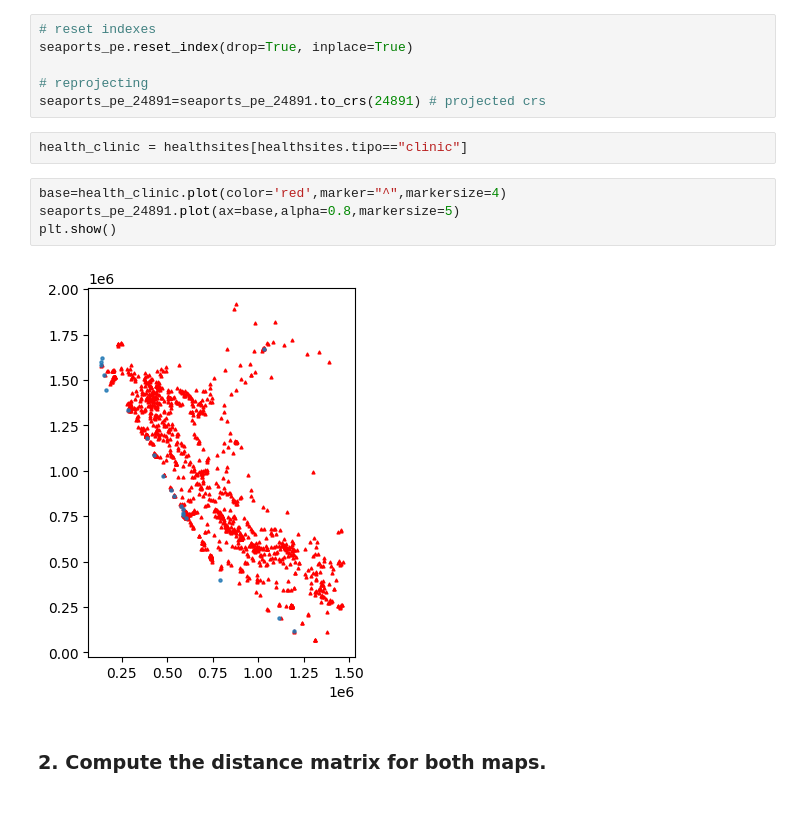
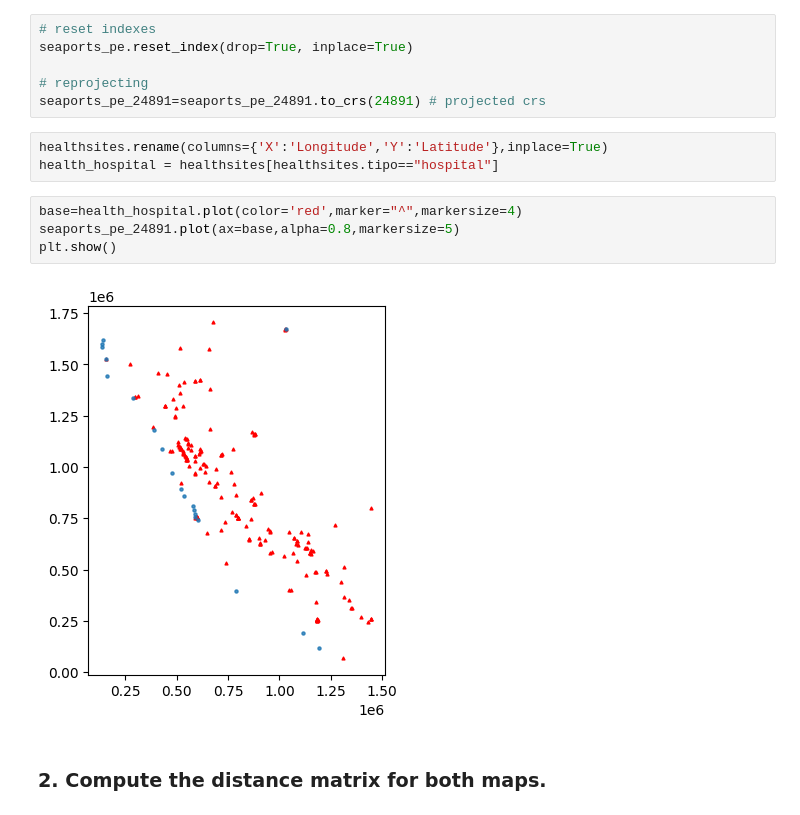
Before and after one commit to IntroSpatialDataScience/MiningGDF_Project1, a Jupyter notebook: Ev-p1.ipynb, the cells around one changed output. Saved outputs shown, nothing was run; the diff lists cells and outputs as text.

```diff
--- a/Ev-p1.ipynb
+++ b/Ev-p1.ipynb
@@ -96,12 +96,13 @@ seaports_pe.reset_index(drop=True, inplace=True)
 # reprojecting
 seaports_pe_24891=seaports_pe_24891.to_crs(24891) # projected crs
 # %%
-health_clinic = healthsites[healthsites.tipo=="clinic"]
+healthsites.rename(columns={'X':'Longitude','Y':'Latitude'},inplace=True)
+health_hospital = healthsites[healthsites.tipo=="hospital"]
 # %%
-base=health_clinic.plot(color='red',marker="^",markersize=4)
+base=health_hospital.plot(color='red',marker="^",markersize=4)
 seaports_pe_24891.plot(ax=base,alpha=0.8,markersize=5)
 plt.show()
 # %% [output]
-[figure, old version]
+[figure, new version]
 # %% [markdown]
 ### 2. Compute the distance matrix for both maps.
```
Also changed, not shown: parts of 3 cells of this notebook.
